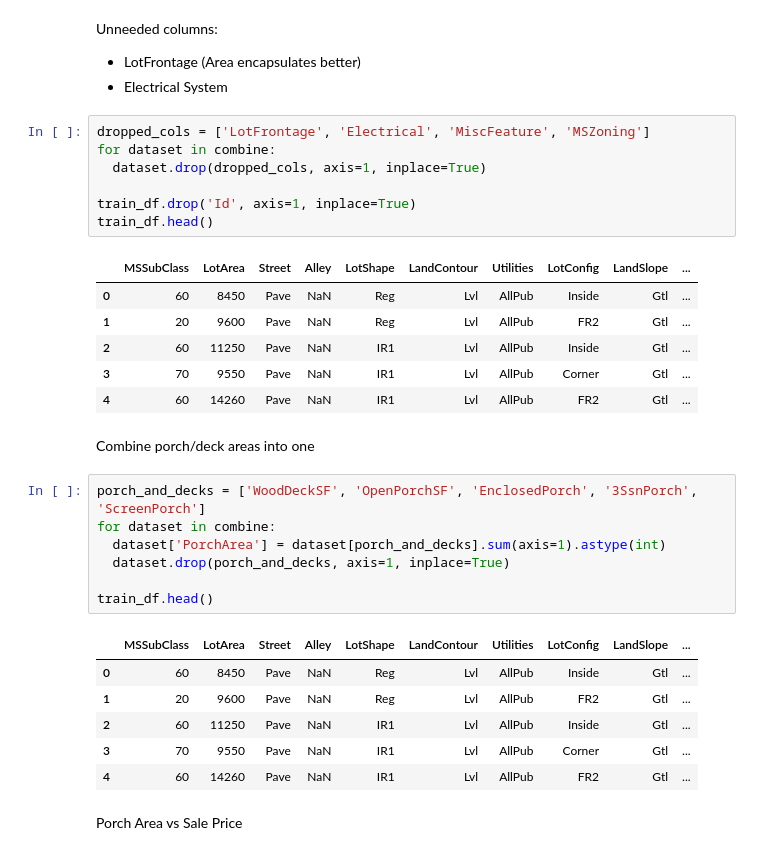
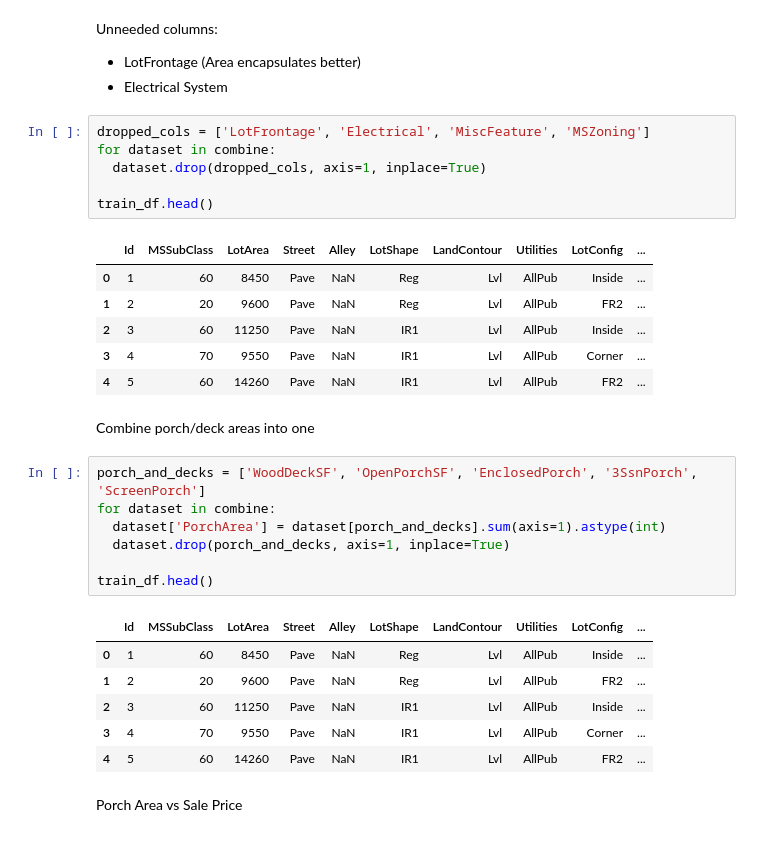
Before and after one commit to darren-lo30/kaggle, a Jupyter notebook: housing_prices/housing_prices.ipynb, the cells around one changed output. Drawn from its saved outputs; the diff is of its cells as text.

```diff
--- a/housing_prices/housing_prices.ipynb
+++ b/housing_prices/housing_prices.ipynb
@@ -63,17 +64,16 @@ Unneeded columns:
 # %%
 dropped_cols = ['LotFrontage', 'Electrical', 'MiscFeature', 'MSZoning']
 for dataset in combine:
   dataset.drop(dropped_cols, axis=1, inplace=True)
 
-train_df.drop('Id', axis=1, inplace=True)
 train_df.head()
 # %% [output]
-|  | MSSubClass | LotArea | Street | Alley | LotShape | LandContour | Utilities | LotConfig | LandSlope | ... |
-| 0 | 60 | 8450 | Pave | NaN | Reg | Lvl | AllPub | Inside | Gtl | ... |
-| 1 | 20 | 9600 | Pave | NaN | Reg | Lvl | AllPub | FR2 | Gtl | ... |
-| 2 | 60 | 11250 | Pave | NaN | IR1 | Lvl | AllPub | Inside | Gtl | ... |
-| 3 | 70 | 9550 | Pave | NaN | IR1 | Lvl | AllPub | Corner | Gtl | ... |
-| 4 | 60 | 14260 | Pave | NaN | IR1 | Lvl | AllPub | FR2 | Gtl | ... |
+|  | Id | MSSubClass | LotArea | Street | Alley | LotShape | LandContour | Utilities | LotConfig | ... |
+| 0 | 1 | 60 | 8450 | Pave | NaN | Reg | Lvl | AllPub | Inside | ... |
+| 1 | 2 | 20 | 9600 | Pave | NaN | Reg | Lvl | AllPub | FR2 | ... |
+| 2 | 3 | 60 | 11250 | Pave | NaN | IR1 | Lvl | AllPub | Inside | ... |
+| 3 | 4 | 70 | 9550 | Pave | NaN | IR1 | Lvl | AllPub | Corner | ... |
+| 4 | 5 | 60 | 14260 | Pave | NaN | IR1 | Lvl | AllPub | FR2 | ... |
 # %% [markdown]
 Combine porch/deck areas into one
 # %%
@@ -84,12 +84,12 @@ for dataset in combine:
 
 train_df.head()
 # %% [output]
-|  | MSSubClass | LotArea | Street | Alley | LotShape | LandContour | Utilities | LotConfig | LandSlope | ... |
-| 0 | 60 | 8450 | Pave | NaN | Reg | Lvl | AllPub | Inside | Gtl | ... |
-| 1 | 20 | 9600 | Pave | NaN | Reg | Lvl | AllPub | FR2 | Gtl | ... |
-| 2 | 60 | 11250 | Pave | NaN | IR1 | Lvl | AllPub | Inside | Gtl | ... |
-| 3 | 70 | 9550 | Pave | NaN | IR1 | Lvl | AllPub | Corner | Gtl | ... |
-| 4 | 60 | 14260 | Pave | NaN | IR1 | Lvl | AllPub | FR2 | Gtl | ... |
+|  | Id | MSSubClass | LotArea | Street | Alley | LotShape | LandContour | Utilities | LotConfig | ... |
+| 0 | 1 | 60 | 8450 | Pave | NaN | Reg | Lvl | AllPub | Inside | ... |
+| 1 | 2 | 20 | 9600 | Pave | NaN | Reg | Lvl | AllPub | FR2 | ... |
+| 2 | 3 | 60 | 11250 | Pave | NaN | IR1 | Lvl | AllPub | Inside | ... |
+| 3 | 4 | 70 | 9550 | Pave | NaN | IR1 | Lvl | AllPub | Corner | ... |
+| 4 | 5 | 60 | 14260 | Pave | NaN | IR1 | Lvl | AllPub | FR2 | ... |
 # %% [markdown]
 Porch Area vs Sale Price
 # %%
```
Also changed, not shown: parts of 18 cells of this notebook, 1 other file.
